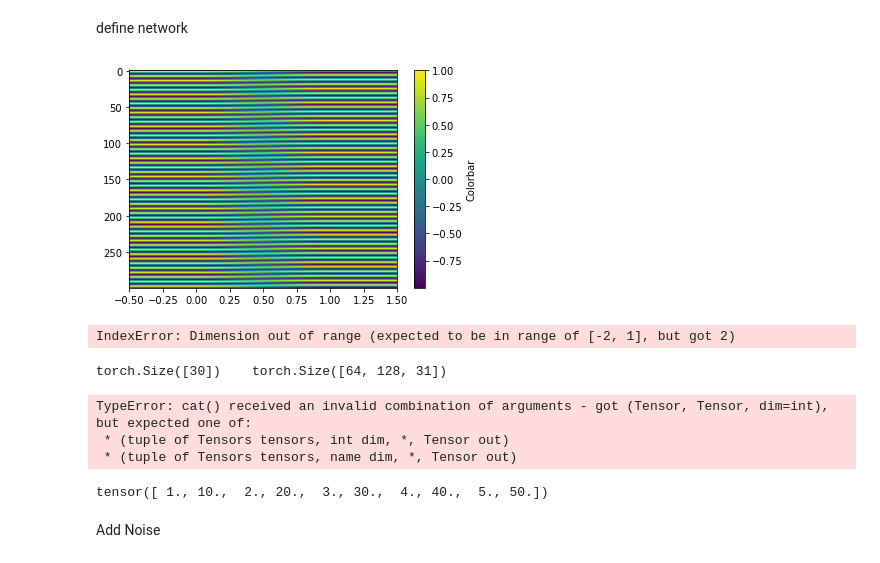
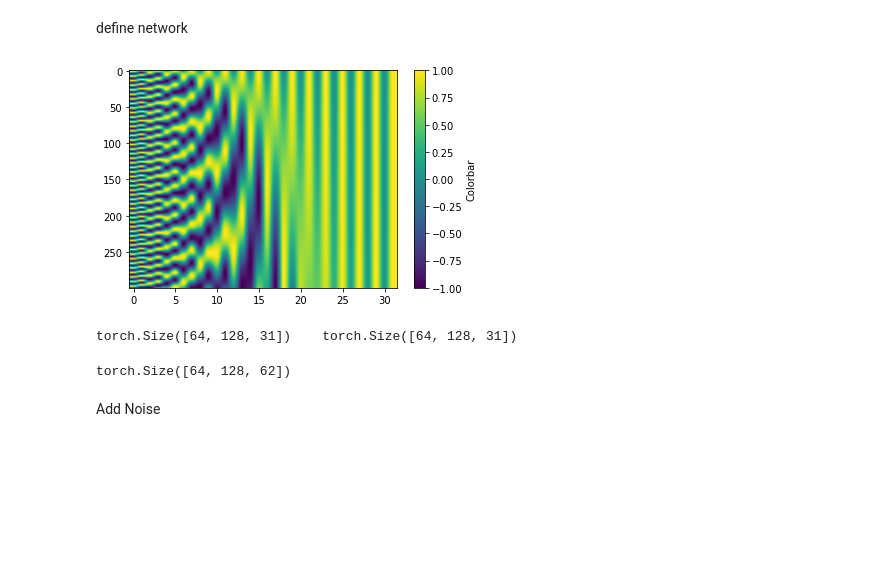
Before and after one commit to smoffe1604/BSc, a Jupyter notebook: main.ipynb, the cells around one changed output. Cells and saved outputs as stored; diff of their text form; code cells hidden in the pictures; blank space fills up the shorter version.

```diff
--- a/main.ipynb
+++ b/main.ipynb
@@ -263,45 +198,24 @@ class SmallUNet(nn.Module):
 # %%
 #######################################################################
 # time embedding
 #######################################################################
-pos = SinPosEmb(3)
+pos = SinPosEmb(32)
 time_pos = torch.tensor([list(pos(i).cpu()) for i in range(300)])
 im = plt.imshow(time_pos, aspect='auto')
 cbar = plt.colorbar(im)
 cbar.set_label("Colorbar")
 # %% [output]
-[figure, old version]
+[figure, new version]
 # %%
-pos = SinPosEmb(32)
-y = pos(10)
-x = torch.randn(64, 128, 31)
-y.unsqueeze(2).repeat(1, 1, x.shape[-1])
+pos = SinPosEmb(31)
+y = pos(10).unsqueeze(0).unsqueeze(0).repeat(64, 128, 1)
+x = torch.ones(64, 128, 31)
+print(y.shape, "  ", x.shape)
+kay = torch.cat((x, y), dim = 2)
+kay.shape
 # %% [output]
-IndexError: Dimension out of range (expected to be in range of [-2, 1], but got 2)
+torch.Size([64, 128, 31])    torch.Size([64, 128, 31])
+torch.Size([64, 128, 62])
-# %%
-pos = SinPosEmb(32)
-y = pos(10)
-x = torch.randn(64, 128, 31)
-print(y.shape, "  ", x.shape)
-torch.cat(x, y, dim = 0)
-# %% [output]
-torch.Size([30])    torch.Size([64, 128, 31])
-TypeError: cat() received an invalid combination of arguments - got (Tensor, Tensor, dim=int), but expected one of:
- * (tuple of Tensors tensors, int dim, *, Tensor out)
- * (tuple of Tensors tensors, name dim, *, Tensor out)
-# %%
-
-
-a = torch.Tensor([1, 2, 3, 4, 5])
-b = torch.Tensor([10, 20, 30, 40, 50])
-
-# Create a new tensor c with the cross concatenation of a and b using torch.cat()
-c = torch.cat((a.unsqueeze(1), b.unsqueeze(1)), dim=1).flatten()
-
-# Print the result
-print(c)
-# %% [output]
-tensor([ 1., 10.,  2., 20.,  3., 30.,  4., 40.,  5., 50.])
 # %% [markdown]
 Add Noise
 # %%
```
Also changed, not shown: parts of 15 cells of this notebook.
